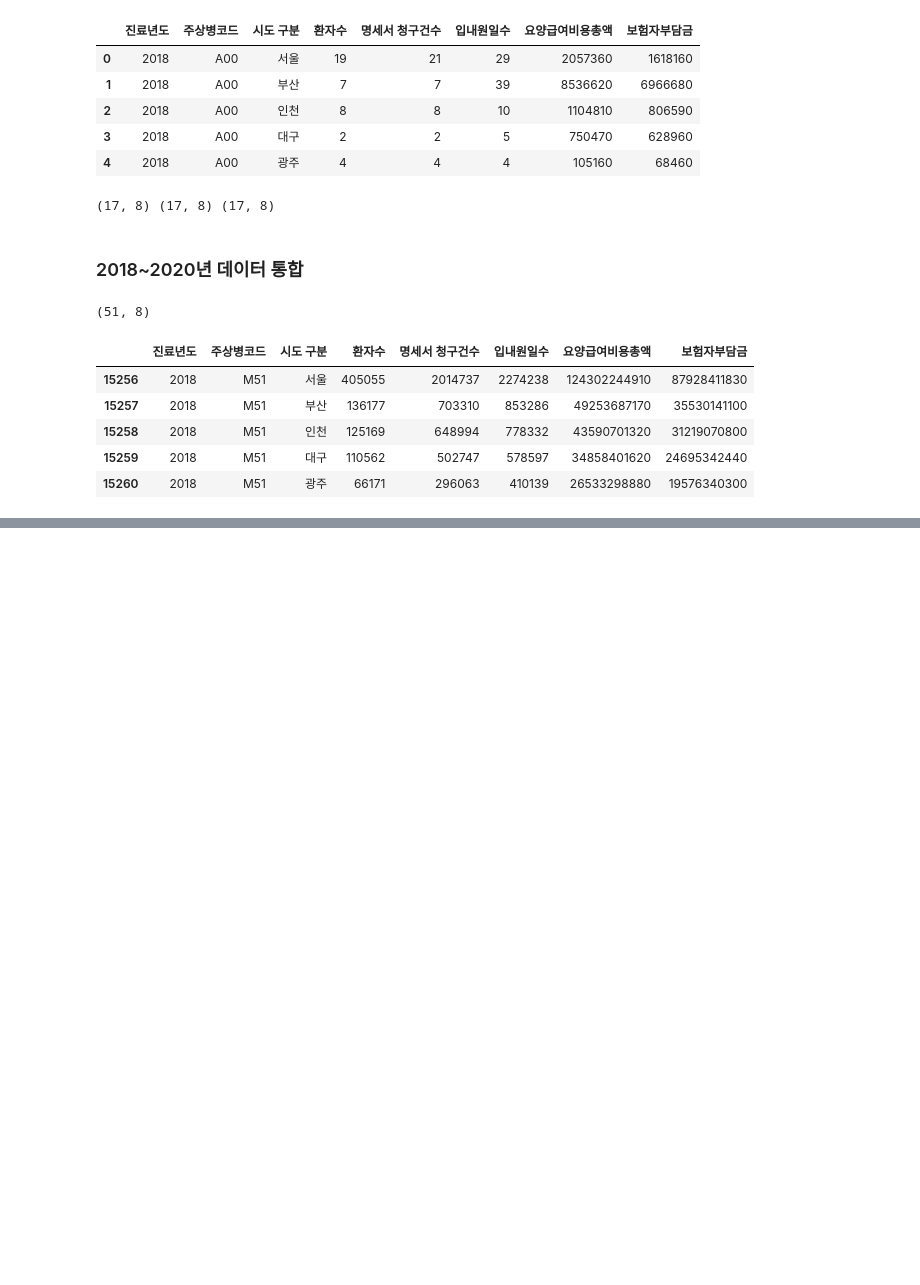
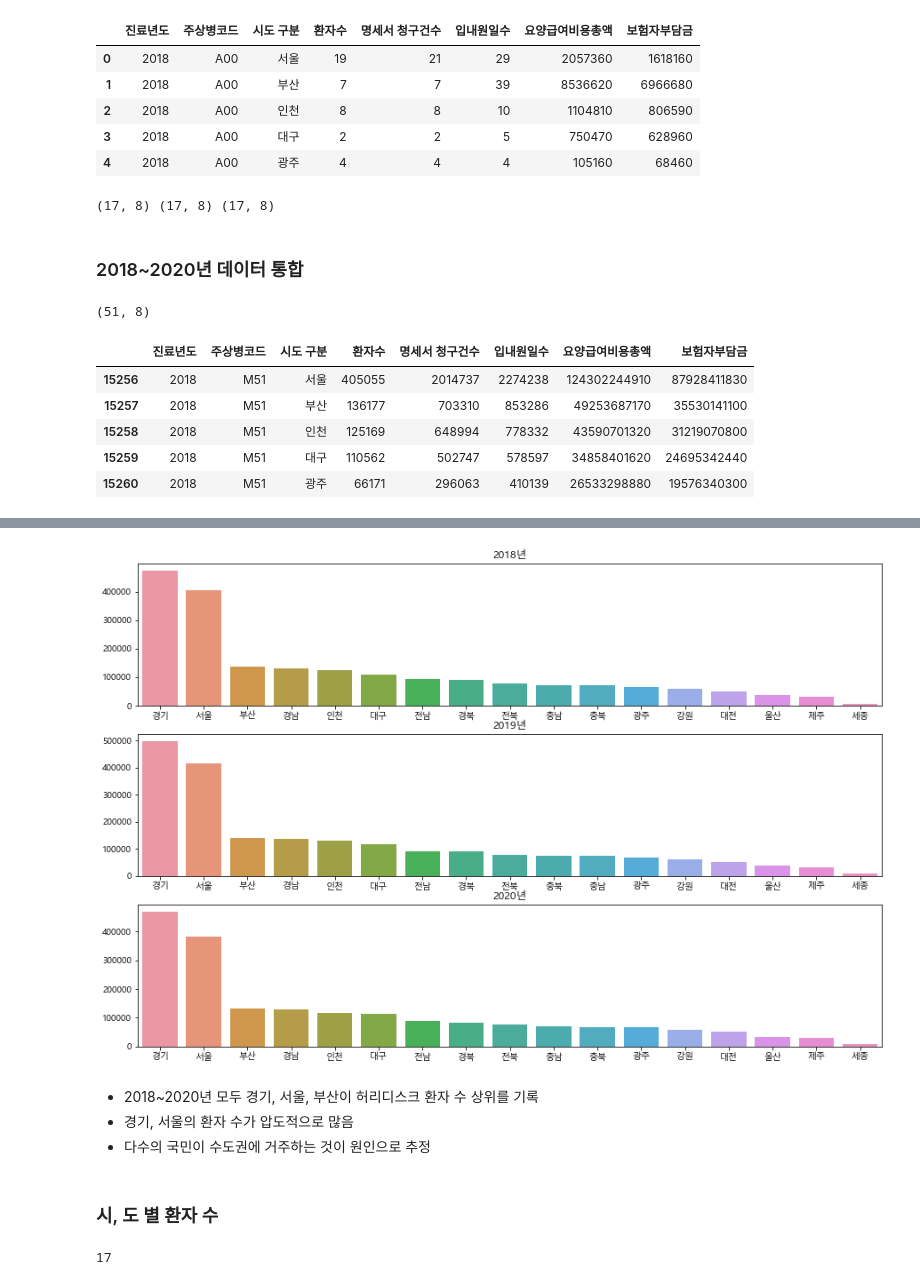
Before and after one commit to chester911/MainProjects, a Jupyter notebook: health/lowerbackPain/lower_back_pain.ipynb, the cells around one changed output, grey strips where cells are left out. Saved outputs shown, nothing was run; the diff lists cells and outputs as text; code cells hidden in the pictures; blank space fills up the shorter version.

```diff
--- a/health/lowerbackPain/lower_back_pain.ipynb
+++ b/health/lowerbackPain/lower_back_pain.ipynb
@@ -62,0 +81,3 @@ lb.head()
+# %%
+pat_city= lb.groupby(['진료년도', '시도 구분'])['환자수'].sum().reset_index()
+pat_city.head()
@@ -62,0 +91,29 @@ lb.head()
+# %%
+fig, ax= plt.subplots(3, 1, figsize= (15, 10))
+a= sns.barplot(data= pat_city[pat_city['진료년도']== 2018].sort_values(by= '환자수', ascending= False), x= '시도 구분', y= '환자수', ax= ax[0])
+a.set_title('2018년')
+a.set_xlabel('')
+a.set_ylabel('')
+
+b= sns.barplot(data= pat_city[pat_city['진료년도']== 2019].sort_values(by= '환자수', ascending= False), x= '시도 구분', y= '환자수', ax= ax[1])
+b.set_title('2019년')
+b.set_xlabel('')
+b.set_ylabel('')
+
+c= sns.barplot(data= pat_city[pat_city['진료년도']== 2020].sort_values(by= '환자수', ascending= False), x= '시도 구분', y= '환자수', ax= ax[2])
+c.set_title('2020년')
+c.set_xlabel('')
+c.set_ylabel('')
+plt.show()
+# %% [output]
+[figure, added]
+# %% [markdown]
+* 2018~2020년 모두 경기, 서울, 부산이 허리디스크 환자 수 상위를 기록
+* 경기, 서울의 환자 수가 압도적으로 많음
+* 다수의 국민이 수도권에 거주하는 것이 원인으로 추정
+# %% [markdown]
+### 시, 도 별 환자 수
+# %%
+lb['시도 구분'].nunique()
+# %% [output]
+17
```
Also changed, not shown: parts of 32 cells of this notebook, 3 other files.
